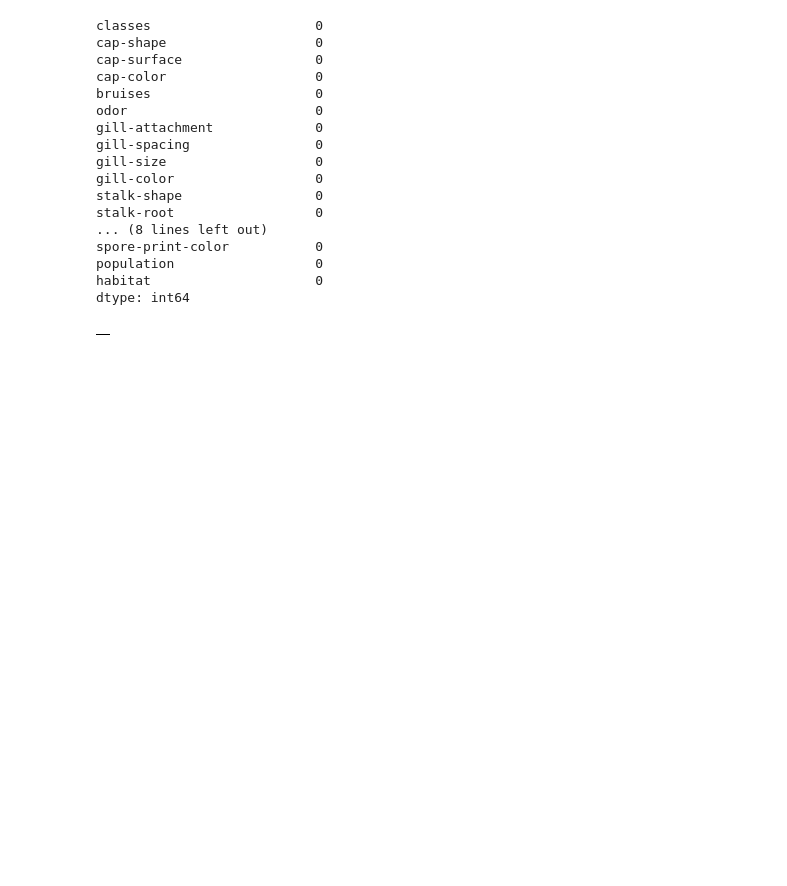
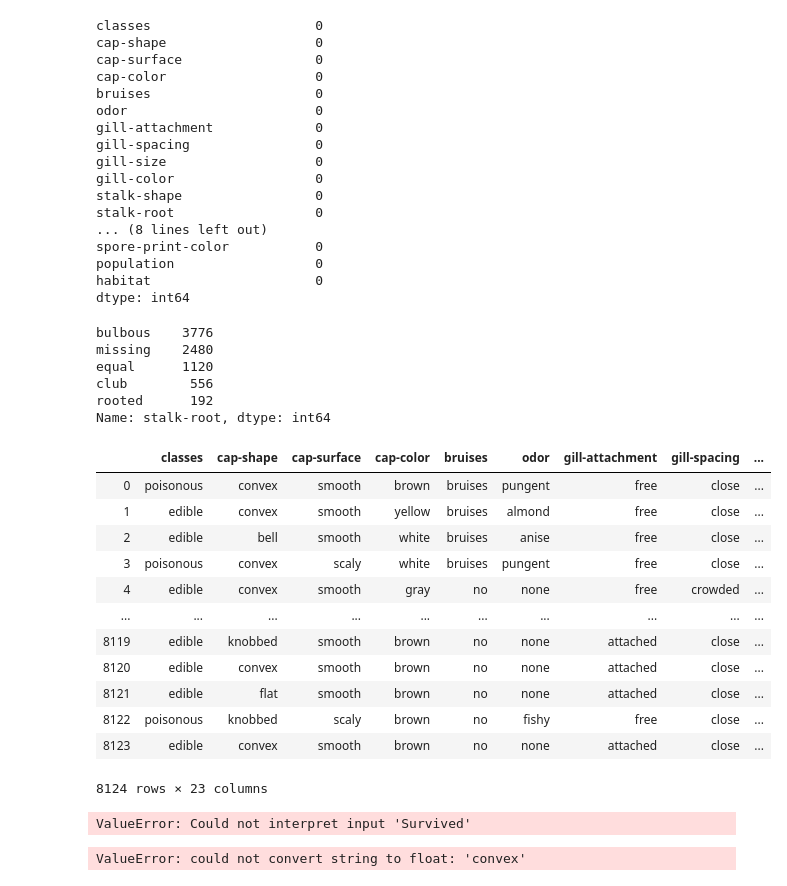
Before and after one commit to codeART96/DECISION-TREES, a Jupyter notebook: Untitled.ipynb, the cells around one changed output. Cells and saved outputs as stored; diff of their text form; code cells hidden in the pictures; blank space fills up the shorter version.

```diff
--- a/Untitled.ipynb
+++ b/Untitled.ipynb
@@ -132,7 +108,34 @@ spore-print-color           0
 population                  0
 habitat                     0
 dtype: int64
-# %%
-shrooms.corr()
-# %% [output]
-|  |
+# %%
+shrooms['stalk-root'].value_counts()
+# %% [output]
+bulbous    3776
+missing    2480
+equal      1120
+club        556
+rooted      192
+Name: stalk-root, dtype: int64
+# %%
+from scipy.stats import pearsonr
+shroom_corr = shrooms.corr('pearson')
+shrooms
+# %% [output]
+|  | classes | cap-shape | cap-surface | cap-color | bruises | odor | gill-attachment | gill-spacing | ... |
+| 0 | poisonous | convex | smooth | brown | bruises | pungent | free | close | ... |
+| 1 | edible | convex | smooth | yellow | bruises | almond | free | close | ... |
+| 2 | edible | bell | smooth | white | bruises | anise | free | close | ... |
+| 3 | poisonous | convex | scaly | white | bruises | pungent | free | close | ... |
+| 4 | edible | convex | smooth | gray | no | none | free | crowded | ... |
+| ... | ... | ... | ... | ... | ... | ... | ... | ... | ... |
+| 8119 | edible | knobbed | smooth | brown | no | none | attached | close | ... |
+| 8120 | edible | convex | smooth | brown | no | none | attached | close | ... |
+| 8121 | edible | flat | smooth | brown | no | none | attached | close | ... |
+| 8122 | poisonous | knobbed | scaly | brown | no | fishy | free | close | ... |
+| 8123 | edible | convex | smooth | brown | no | none | attached | close | ... |
+8124 rows × 23 columns
+# %%
+bx = sns.countplot(x="Survived", hue="classes", data=shrooms)
+# %% [output]
+ValueError: Could not interpret input 'Survived'
@@ -150,7 +159,9 @@ X_train, X_test, y_train, y_test= train_test_split(X, y, test_size=0.2, stratify
 # %%
 # Fit dt to the training set
-dt.fit(X_train,y_train)
+shrooms.fit(X_train,y_train)
 # Predict test set labels
-y_pred = .predict(X_test)
+y_pred = shrooms.predict(X_test)
 # Evaluate test-set accuracy
 accuracy_score(y_test, y_pred)
+# %% [output]
+ValueError: could not convert string to float: 'convex'
```
Also changed, not shown: parts of 8 cells of this notebook.
